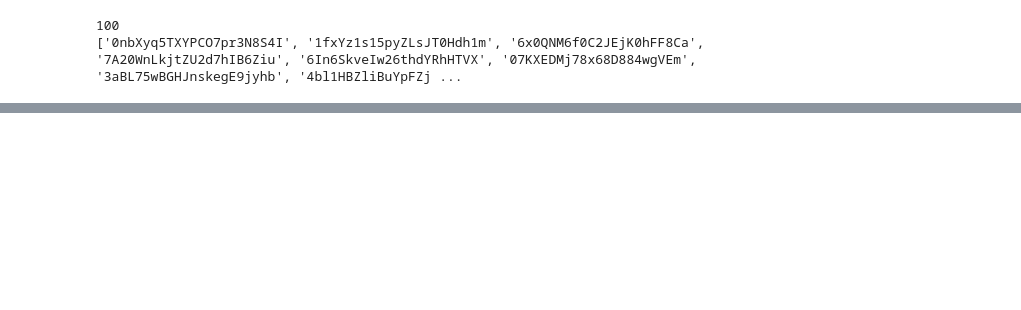
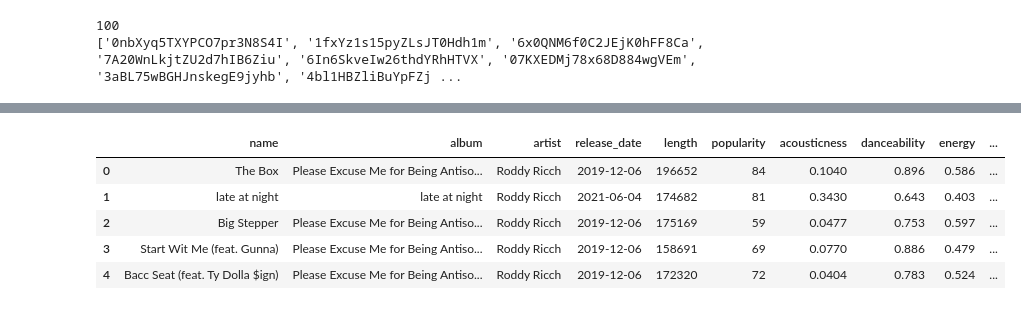
Before and after one commit to tomleewise/capstone, a Jupyter notebook: capstone_ver2.ipynb, the cells around one changed output, grey strips where cells are left out. Cells and saved outputs as stored; diff of their text form; code cells hidden in the pictures; blank space fills up the shorter version.

```diff
--- a/capstone_ver2.ipynb
+++ b/capstone_ver2.ipynb
@@ -518,0 +575,22 @@ print(track_ids)
+# %%
+#Repeat the process for recent playlist
+recent_playlist['key'] = billboard_playlist['key'].astype('string')
+recent_playlist['mode'] = billboard_playlist['mode'].astype('string')
+recent_playlist['time_signature'] = billboard_playlist['time_signature'].astype('string')
+# %%
+#Convert key column for recent list
+recent_playlist['key'] = billboard_playlist['key'].replace({'0': 'C', '1': 'C#/Db',
+                                         '2': 'D', '3': 'D#/Eb',
+                                         '4': 'E', '5' : 'F',
+                                         '6' : 'F#/Gb', '7' : 'G',
+                                         '8' : 'G#/Ab', '9' : 'A',
+                                         '10' : 'A#/Bb', '11' : 'B',
+                                         '-1' : 'No key found'})
+recent_playlist.head()
+# %% [output]
+|  | name | album | artist | release_date | length | popularity | acousticness | danceability | energy | ... |
+| 0 | The Box | Please Excuse Me for Being Antiso... | Roddy Ricch | 2019-12-06 | 196652 | 84 | 0.1040 | 0.896 | 0.586 | ... |
+| 1 | late at night | late at night | Roddy Ricch | 2021-06-04 | 174682 | 81 | 0.3430 | 0.643 | 0.403 | ... |
+| 2 | Big Stepper | Please Excuse Me for Being Antiso... | Roddy Ricch | 2019-12-06 | 175169 | 59 | 0.0477 | 0.753 | 0.597 | ... |
+| 3 | Start Wit Me (feat. Gunna) | Please Excuse Me for Being Antiso... | Roddy Ricch | 2019-12-06 | 158691 | 69 | 0.0770 | 0.886 | 0.479 | ... |
+| 4 | Bacc Seat (feat. Ty Dolla $ign) | Please Excuse Me for Being Antiso... | Roddy Ricch | 2019-12-06 | 172320 | 72 | 0.0404 | 0.783 | 0.524 | ... |
```
Also changed, not shown: parts of 10 cells of this notebook.
